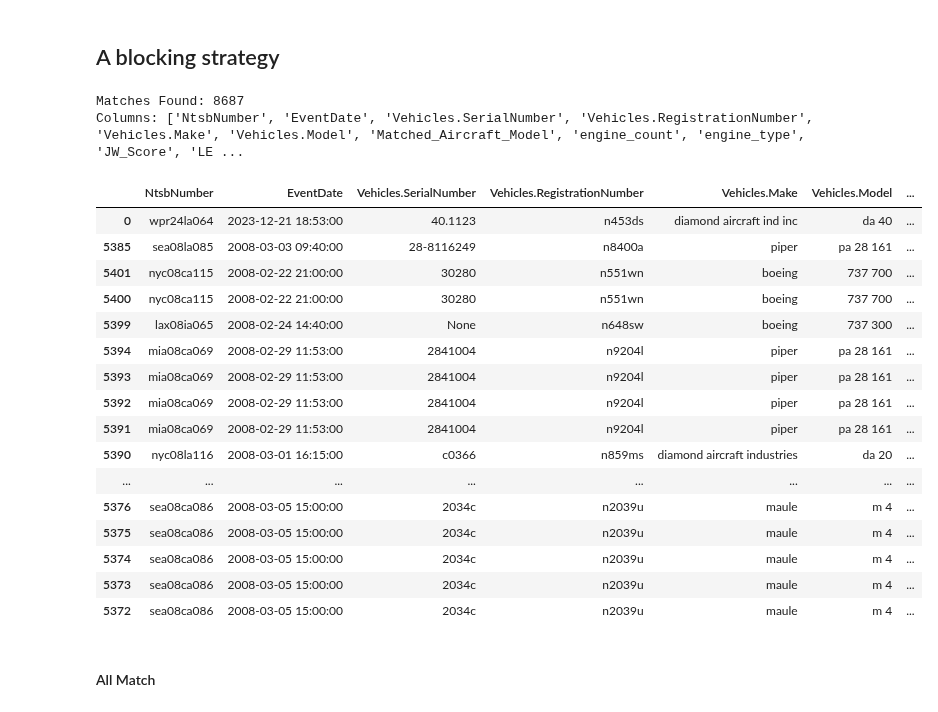
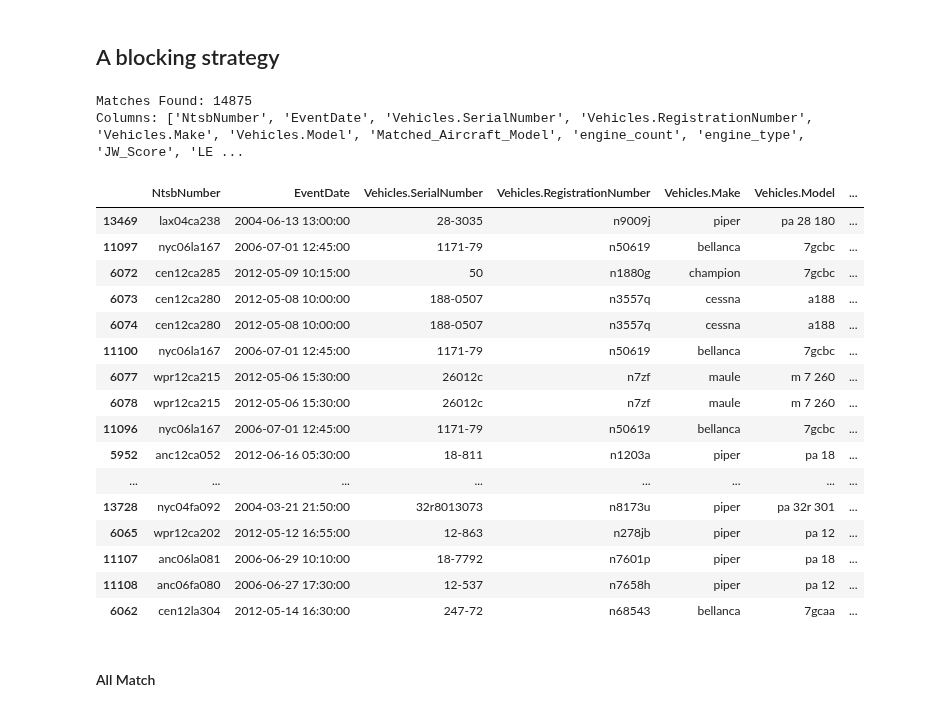
Before and after one commit to tratom/fcul-ipai-project, a Jupyter notebook: project.ipynb, the cells around one changed output. Cells and saved outputs as stored; diff of their text form; code cells hidden in the pictures.

Commit message:
1. Add Jaccard 2. Now Match = 14875 3. time=22.0s

```diff
--- a/project.ipynb
+++ b/project.ipynb
@@ -602,7 +602,7 @@ Passing `palette` without assigning `hue` is deprecated and will be removed in v
 
 # === 1. Data Loading ===
 # Caricamento dei dataset
-df_aircraft = pd.read_csv('data_sources\combined_aircraft_data.csv')
+df_aircraft = pd.read_csv('data_sources/combined_aircraft_data.csv')
 df_ntsb = pd.read_pickle(PATH + FILTERED_PATH + 'ntsb.pkl')
 
 # Selezione delle colonne necessarie
@@ -622,19 +622,25 @@ df_aircraft['manufacturer_code'] = df_aircraft['manufacturer_code'].apply(clean_
 df_ntsb_model.dropna(subset=['Vehicles.Model'], inplace=True)
 df_aircraft.dropna(subset=['model_no'], inplace=True)
 
-# === 3. Similarity Setup (Jaro-Winkler + Levenshtein) ===
+# === 3. Similarity Setup ===
 jw = sm.JaroWinkler()
 lev = sm.Levenshtein()
+jac = sm.Jaccard()
 
-# === 4. Matching with Optimized Loop ===
+# === 4. Precomputation degli n-gram ===
+def generate_qgrams(model):
+    """ Genera un insieme di trigrammi (q-grams di lunghezza 3) per una stringa data. """
+    qgrams = [model[i:i+3] for i in range(len(model) - 2)]
+    return set(qgrams)
+
+aircraft_grams = {index: generate_qgrams(model) for index, model in enumerate(df_aircraft['model_no'])}
+
+# === 5. Matching with Optimized Loop ===
 matches = []
-
-# Precomputa gli n-gram per ogni modello nel DataFrame di Aircraft
-aircraft_grams = {index: set(model.split()) for index, model in enumerate(df_aircraft['model_no'])}
 
 for i, ntsb_row in df_ntsb_model.iterrows():
     model_ntsb = ntsb_row['Vehicles.Model']
-    grams_ntsb = set(model_ntsb.split())
+    grams_ntsb = generate_qgrams(model_ntsb)
 
     # Filtro preliminare basato sugli n-grammi
     for idx, grams_aircraft in aircraft_grams.items():
@@ -648,60 +654,63 @@ for i, ntsb_row in df_ntsb_model.iterrows():
             if nums_ntsb and nums_aircraft and nums_ntsb != nums_aircraft:
                 continue
 
-            # Computing the Two Similarity Scores
+            # Computing the Three Similarity Scores
             jw_score = jw.get_sim_score(model_ntsb, model_aircraft)
             lev_score = lev.get_sim_score(model_ntsb, model_aircraft)
+            # Passiamo direttamente i trigrammi al Jaccard
+            jac_score = jac.get_sim_score(list(grams_ntsb), list(grams_aircraft))
 
             # Linear Rule
-            final_score = 0.5 * jw_score + 0.5 * lev_score
+            final_score = 0.4 * jw_score + 0.3 * lev_score + 0.3 * jac_score
 
             if final_score > 0.75:
                 matches.append({
                     'NtsbNumber': ntsb_row['NtsbNumber'],
                     'EventDate': ntsb_row['EventDate'],
                     'Vehicles.SerialNumber': ntsb_row['Vehicles.SerialNumber'],
                     'Vehicles.RegistrationNumber': ntsb_row['Vehicles.RegistrationNumber'],
                     'Vehicles.Make': ntsb_row['Vehicles.Make'],
                     'Vehicles.Model': model_ntsb,
                     'Matched_Aircraft_Model': model_aircraft,
                     'engine_count': df_aircraft.loc[idx, 'engine_count'] if 'engine_count' in df_aircraft.columns else None,
                     'engine_type': df_aircraft.loc[idx, 'engine_type'] if 'engine_type' in df_aircraft.columns else None,
                     'JW_Score': round(jw_score, 3),
                     'LEV_Score': round(lev_score, 3),
+                    'Jac_Score': round(jac_score, 3),
                     'SimilarityScore': round(final_score, 4)
                 })
 
-# === 5. Final Output ===
+# === 6. Final Output ===
 if not matches:
     print("No matches found with the current rules.")
 else:
     df_matches = pd.DataFrame(matches)
     print(f"Matches Found: {len(df_matches)}")
     print("Columns:", df_matches.columns.tolist())
     df_matches = df_matches.sort_values(by='SimilarityScore', ascending=False)
 
     # Visualizzazione dei primi 25 risultati
     display(df_matches.head(25))
 # %% [output]
-Matches Found: 8687
+Matches Found: 14875
 Columns: ['NtsbNumber', 'EventDate', 'Vehicles.SerialNumber', 'Vehicles.RegistrationNumber', 'Vehicles.Make', 'Vehicles.Model', 'Matched_Aircraft_Model', 'engine_count', 'engine_type', 'JW_Score', 'LE ...
 |  | NtsbNumber | EventDate | Vehicles.SerialNumber | Vehicles.RegistrationNumber | Vehicles.Make | Vehicles.Model | ... |
-| 0 | wpr24la064 | 2023-12-21 18:53:00 | 40.1123 | n453ds | diamond aircraft ind inc | da 40 | ... |
-| 5385 | sea08la085 | 2008-03-03 09:40:00 | 28-8116249 | n8400a | piper | pa 28 161 | ... |
-| 5401 | nyc08ca115 | 2008-02-22 21:00:00 | 30280 | n551wn | boeing | 737 700 | ... |
-| 5400 | nyc08ca115 | 2008-02-22 21:00:00 | 30280 | n551wn | boeing | 737 700 | ... |
-| 5399 | lax08ia065 | 2008-02-24 14:40:00 | None | n648sw | boeing | 737 300 | ... |
-| 5394 | mia08ca069 | 2008-02-29 11:53:00 | 2841004 | n9204l | piper | pa 28 161 | ... |
-| 5393 | mia08ca069 | 2008-02-29 11:53:00 | 2841004 | n9204l | piper | pa 28 161 | ... |
-| 5392 | mia08ca069 | 2008-02-29 11:53:00 | 2841004 | n9204l | piper | pa 28 161 | ... |
-| 5391 | mia08ca069 | 2008-02-29 11:53:00 | 2841004 | n9204l | piper | pa 28 161 | ... |
-| 5390 | nyc08la116 | 2008-03-01 16:15:00 | c0366 | n859ms | diamond aircraft industries | da 20 | ... |
+| 13469 | lax04ca238 | 2004-06-13 13:00:00 | 28-3035 | n9009j | piper | pa 28 180 | ... |
+| 11097 | nyc06la167 | 2006-07-01 12:45:00 | 1171-79 | n50619 | bellanca | 7gcbc | ... |
+| 6072 | cen12ca285 | 2012-05-09 10:15:00 | 50 | n1880g | champion | 7gcbc | ... |
+| 6073 | cen12ca280 | 2012-05-08 10:00:00 | 188-0507 | n3557q | cessna | a188 | ... |
+| 6074 | cen12ca280 | 2012-05-08 10:00:00 | 188-0507 | n3557q | cessna | a188 | ... |
+| 11100 | nyc06la167 | 2006-07-01 12:45:00 | 1171-79 | n50619 | bellanca | 7gcbc | ... |
+| 6077 | wpr12ca215 | 2012-05-06 15:30:00 | 26012c | n7zf | maule | m 7 260 | ... |
+| 6078 | wpr12ca215 | 2012-05-06 15:30:00 | 26012c | n7zf | maule | m 7 260 | ... |
+| 11096 | nyc06la167 | 2006-07-01 12:45:00 | 1171-79 | n50619 | bellanca | 7gcbc | ... |
+| 5952 | anc12ca052 | 2012-06-16 05:30:00 | 18-811 | n1203a | piper | pa 18 | ... |
 | ... | ... | ... | ... | ... | ... | ... | ... |
-| 5376 | sea08ca086 | 2008-03-05 15:00:00 | 2034c | n2039u | maule | m 4 | ... |
-| 5375 | sea08ca086 | 2008-03-05 15:00:00 | 2034c | n2039u | maule | m 4 | ... |
-| 5374 | sea08ca086 | 2008-03-05 15:00:00 | 2034c | n2039u | maule | m 4 | ... |
-| 5373 | sea08ca086 | 2008-03-05 15:00:00 | 2034c | n2039u | maule | m 4 | ... |
-| 5372 | sea08ca086 | 2008-03-05 15:00:00 | 2034c | n2039u | maule | m 4 | ... |
+| 13728 | nyc04fa092 | 2004-03-21 21:50:00 | 32r8013073 | n8173u | piper | pa 32r 301 | ... |
+| 6065 | wpr12ca202 | 2012-05-12 16:55:00 | 12-863 | n278jb | piper | pa 12 | ... |
+| 11107 | anc06la081 | 2006-06-29 10:10:00 | 18-7792 | n7601p | piper | pa 18 | ... |
+| 11108 | anc06fa080 | 2006-06-27 17:30:00 | 12-537 | n7658h | piper | pa 12 | ... |
+| 6062 | cen12la304 | 2012-05-14 16:30:00 | 247-72 | n68543 | bellanca | 7gcaa | ... |
 # %% [markdown]
 #### All Match
 # %%
```
Also changed, not shown: parts of 1 cell of this notebook, 2 other files.
